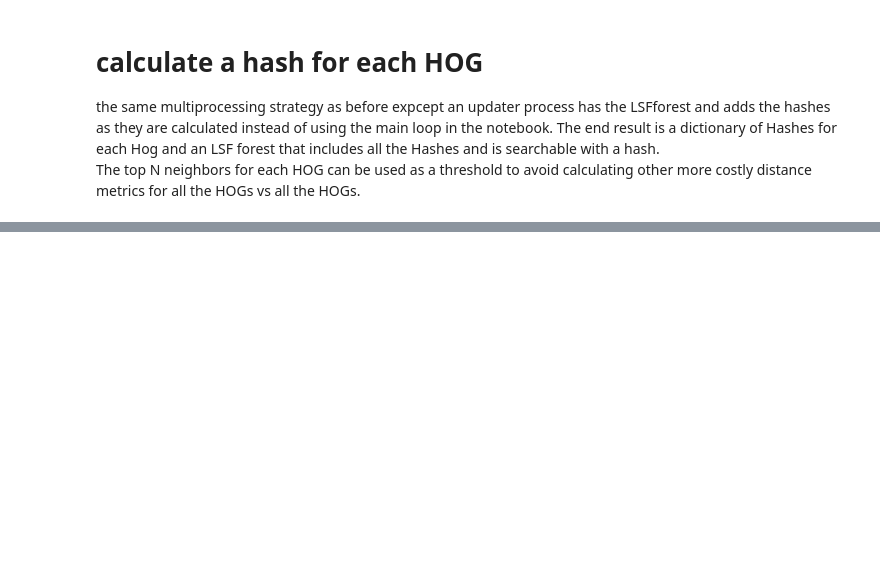
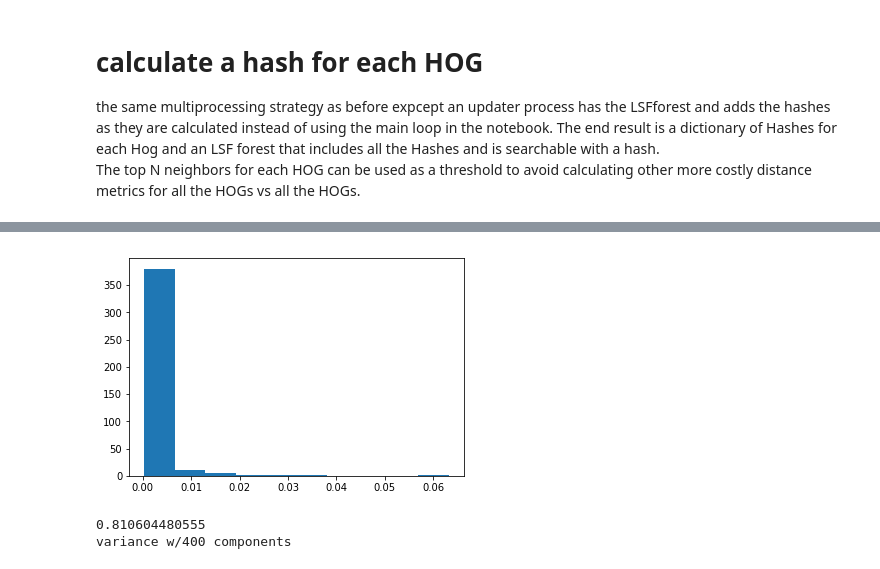
Before and after one commit to cactuskid/coevolution, a Jupyter notebook: ConstructHogMatrix.ipynb, the cells around one changed output, grey strips where cells are left out. Drawn from its saved outputs; the diff is of its cells as text; code cells hidden in the pictures; blank space fills up the shorter version.

```diff
--- a/ConstructHogMatrix.ipynb
+++ b/ConstructHogMatrix.ipynb
@@ -497,0 +583,17 @@ results = pool.map( )
+# %%
+randHogs = np.random.randint(0,len(Hogs), 100000)
+submatrix = cooevolution_matrix[randHogs,:]
+SVD = svd(n_components=400)
+SVD.fit(submatrix)
+plt.hist(SVD.explained_variance_ratio_.T)
+
+plt.show()
+# %% [output]
+[figure, added]
+# %%
+print np.sum(SVD.explained_variance_ratio_.T)
+
+print 'variance w/' + str(SVD.n_components) + ' components'
+# %% [output]
+0.810604480555
+variance w/400 components
```
Also changed, not shown: parts of 13 cells of this notebook.
